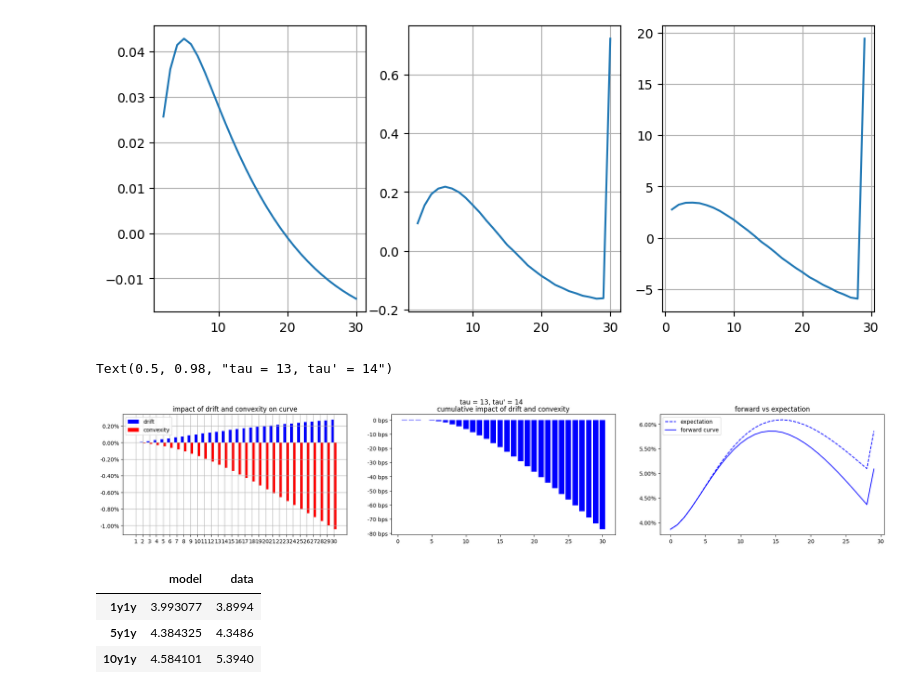
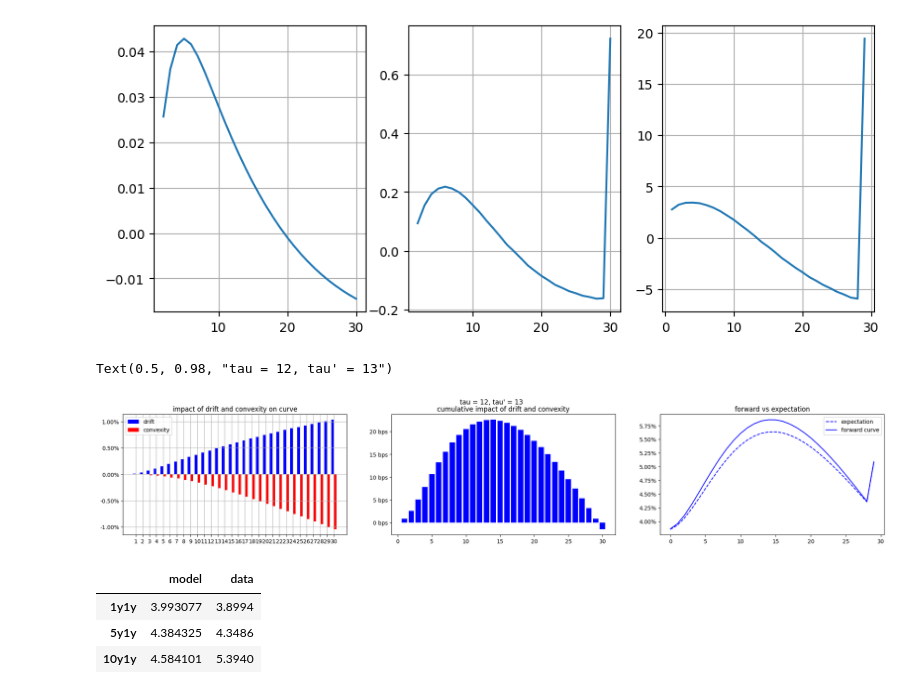
Before and after one commit to riccardocorradi/gaussplus_rv, a Jupyter notebook: treasury.ipynb, the cells around one changed output. Drawn from its saved outputs; the diff is of its cells as text; code cells hidden in the pictures.

```diff
--- a/treasury.ipynb
+++ b/treasury.ipynb
@@ -367,8 +418,8 @@ for i in range(0,3):
 # %% [output]
 [figure]
 # %%
-x= 13
-y= 14
+x= 12
+y= 13
 
 lambdaToday = cal.lambdaFromForwards_corrected(tau = x, tauPrime= y, deltaTau= 1, curve = curveToday, **calParams)
 amtOfRisk_drift = [fittedPricer.amountOfRisk_drift(tau = x, deltaTau= 1, n_steps=1000) for x in termStructurePath.columns if type(x) == int]
@@ -381,35 +432,35 @@ totRP = driftRP + convRP                                # makes sense to sum it
 forwardCurve = [cal.observedForwardRate(curve = curveToday, tau = x, deltaTau = 1) for x in termStructurePath.columns if type(x) == int]
 expRatePath = forwardCurve - totRP                      # E_t(r_t') = f_t(t') - lambda * RP(t,t')
 
 xaxis= termStructurePath.columns[1:]
 fig, ax = plt.subplots(nrows=1, ncols=3, figsize = (25, 4))
 
 width = 0.4
 c = np.arange(len(xaxis))
 
 ax[0].bar(c - width/2, driftRP, width=width, label='drift', color = 'blue')
 ax[0].bar(c + width/2, convRP,  width=width, label='convexity', color = 'red')
 ax[0].set_xticks(c)
 ax[0].set_xticklabels(xaxis)
 ax[0].legend()
 ax[0].yaxis.set_major_formatter(mtick.FuncFormatter(lambda y, _: f'{y:.2f}%'))
 ax[0].set_title('impact of drift and convexity on curve')
 ax[0].grid(True)
 
 ax[1].bar(xaxis, totRP, color = 'blue')
 ax[1].yaxis.set_major_formatter(mtick.FuncFormatter(lambda y, _: f'{y*100:.0f} bps'))
 ax[1].set_title('cumulative impact of drift and convexity')
 
 ax[2].plot(expRatePath, label = 'expectation', color = 'blue', linestyle = '--')
 ax[2].plot(forwardCurve, label = 'forward curve', color = 'blue', linestyle = '-')
 ax[2].yaxis.set_major_formatter(mtick.FuncFormatter(lambda y, _: f'{y:.2f}%'))
 ax[2].legend()
 ax[2].set_title('forward vs expectation')
 
 fig.suptitle(f"tau = {x}, tau' = {y}")
 # %% [output]
-Text(0.5, 0.98, "tau = 13, tau' = 14")
+Text(0.5, 0.98, "tau = 12, tau' = 13")
-[figure, old version]
+[figure, new version]
 # %%
 pd.DataFrame({'model': [fittedPricer.forwardTermStructure(deltaTau=x, maturities=[1], factors=estFactorsDf_full.iloc[-1].to_list())[0] for x in [1, 5, 10]],
              'data': fwdRates.iloc[-1].to_list()}, index = fwdRates.columns)
```
Also changed, not shown: parts of 37 cells of this notebook.
